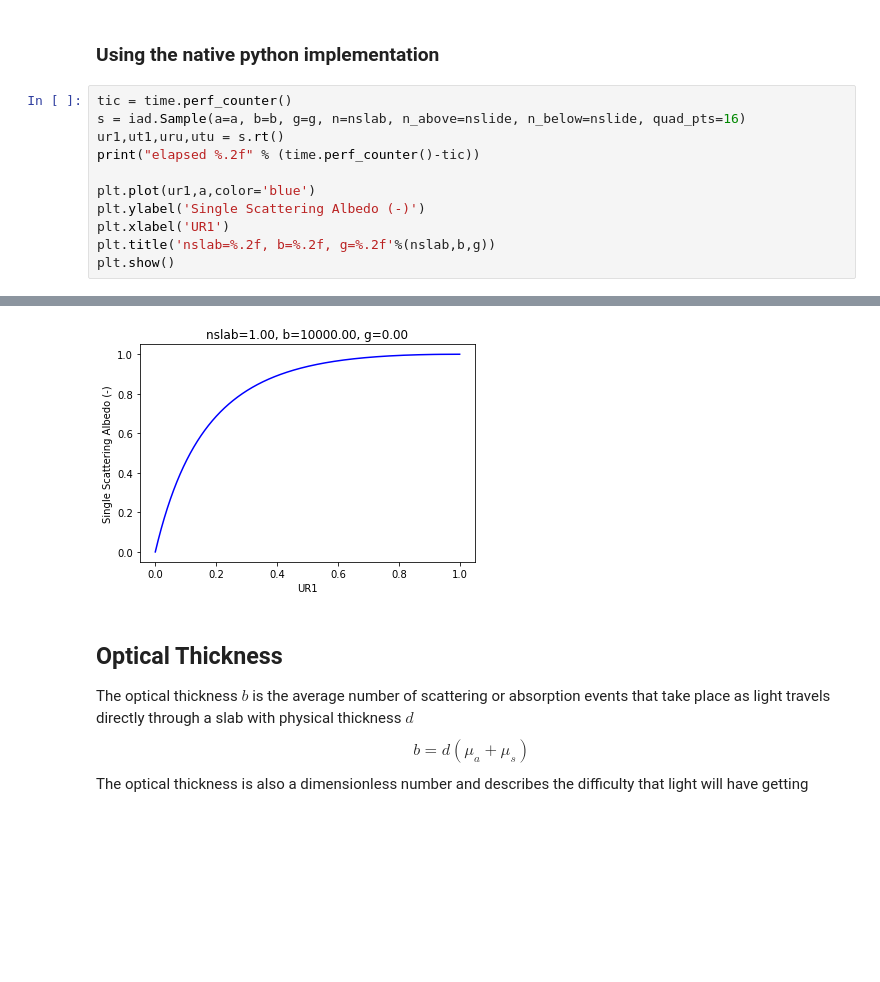
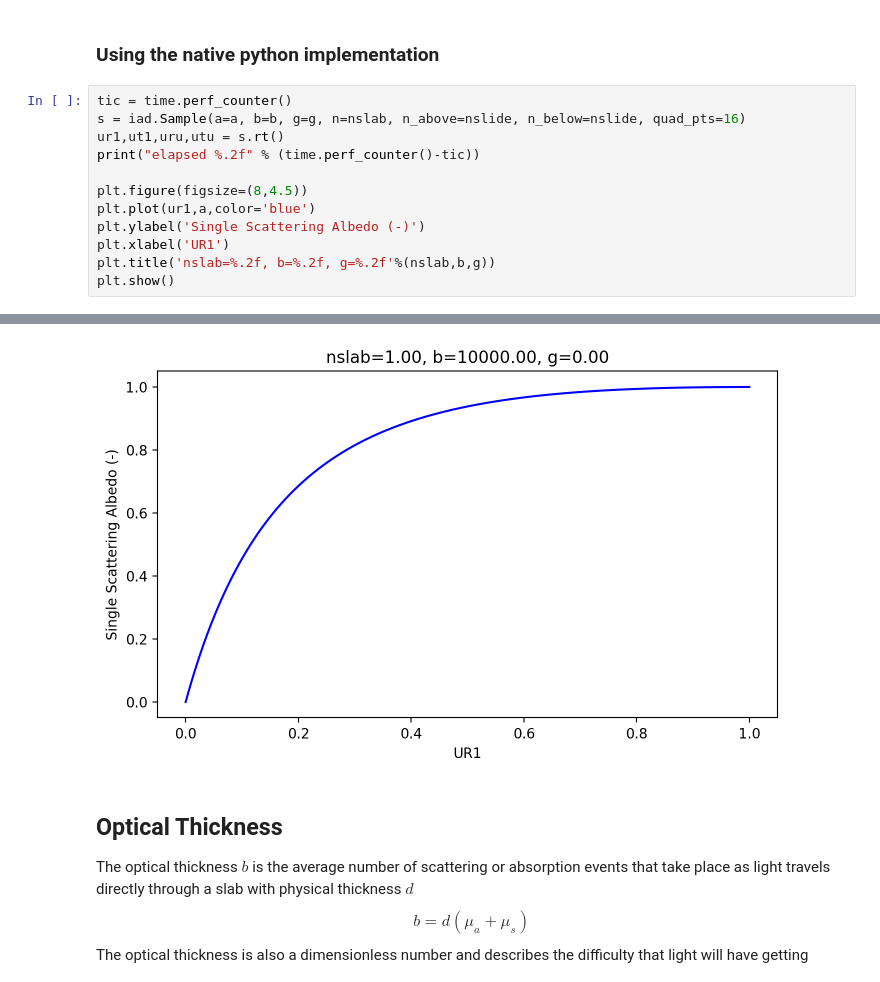
Before and after one commit to scottprahl/iadpython, a Jupyter notebook: docs/Adding-Doubling-Basics.ipynb, the cells around one changed output, grey strips where cells are left out. Drawn from its saved outputs; the diff is of its cells as text; blank space fills up the shorter version.

```diff
--- a/docs/Adding-Doubling-Basics.ipynb
+++ b/docs/Adding-Doubling-Basics.ipynb
@@ -137,6 +151,7 @@ s = iad.Sample(a=a, b=b, g=g, n=nslab, n_above=nslide, n_below=nslide, quad_pts=
 ur1,ut1,uru,utu = s.rt()
 print("elapsed %.2f" % (time.perf_counter()-tic))
 
+plt.figure(figsize=(8,4.5))
 plt.plot(ur1,a,color='blue')
 plt.ylabel('Single Scattering Albedo (-)')
 plt.xlabel('UR1')
@@ -147,4 +162,4 @@ elapsed 3.61
-[figure, old version]
+[figure, new version]
 # %% [markdown]
 ## Optical Thickness
 
```
Also changed, not shown: parts of 14 cells of this notebook, 14 other files.
